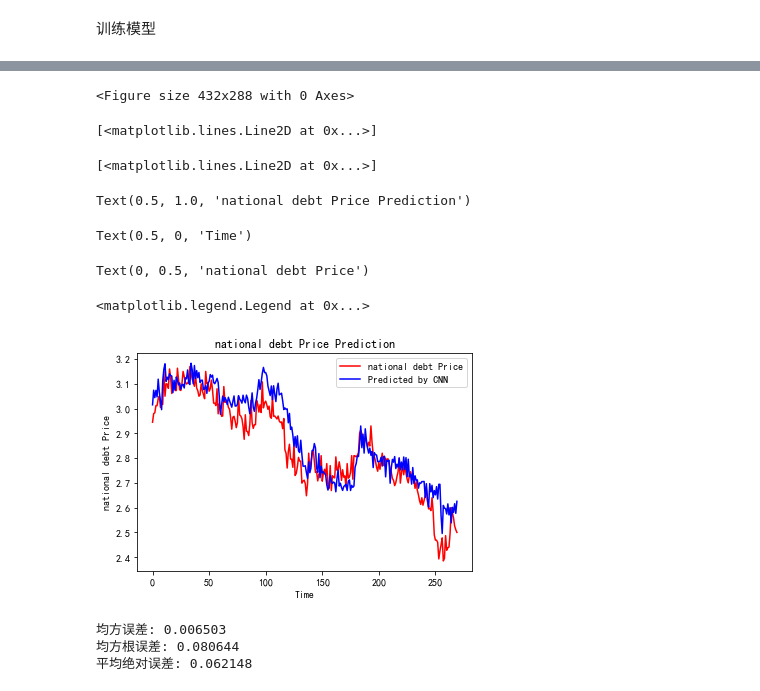
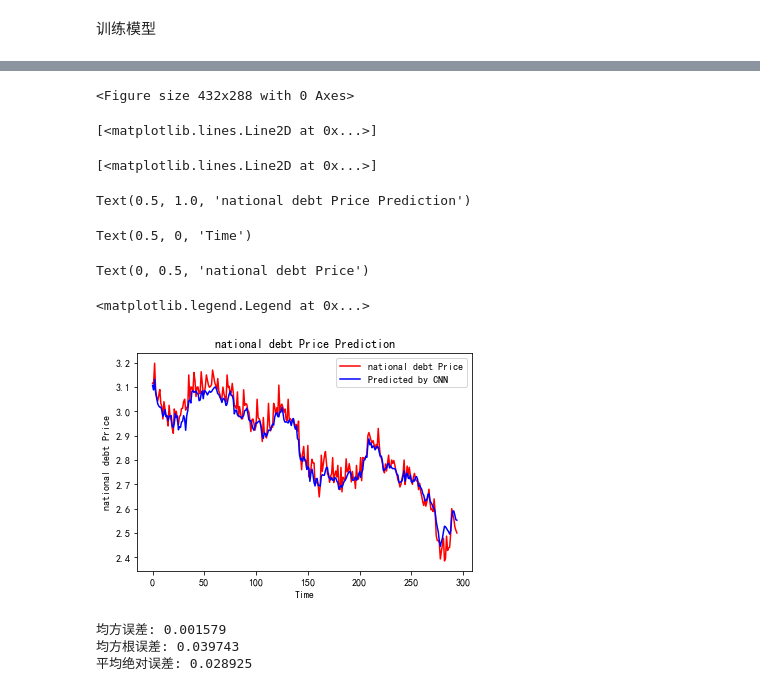
Before and after one commit to root-zr/financial-time-series-models, a Jupyter notebook: cnn.ipynb, the cells around one changed output, grey strips where cells are left out. Cells and saved outputs as stored; diff of their text form; code cells hidden in the pictures.

Commit message:
add shibor file

```diff
--- a/cnn.ipynb
+++ b/cnn.ipynb
@@ -21,7 +21,7 @@ pd.options.display.max_rows = 8
 # %% [markdown]
 读取数据
 # %%
-national_debt = pd.read_csv('data/national_debt_5y.csv',header=0,index_col = 0,encoding = 'gb2312')  # 读取股票文件
+national_debt = pd.read_csv('data/shibor_nation_debt.csv',header=0,index_col = 0,encoding = 'gb2312')  # 读取股票文件
 national_debt['涨跌幅'] = national_debt['涨跌幅'].str.strip("%").astype(float)/100
 national_debt.head()
 national_debt.describe()
@@ -138,2 +138,42 @@ x_test = np.reshape(x_test, (x_test.shape[0], 30,4,1))
 # %% [markdown]
 训练模型
+# %%
+import os
+from keras.preprocessing import sequence
+from keras.models import Sequential
+from keras.layers import Dense, Dropout, Activation,BatchNormalization
+from keras.layers import Conv1D, MaxPooling1D,Conv2D,MaxPooling2D,Flatten
+from tensorflow.keras import Model
+from tensorflow import keras
+from tensorflow.keras import layers
+
+inputs = keras.Input(shape=(5, 5), name="input")
+
+conv_1 = layers.Conv1D(filters=64, kernel_size=1,activation='relu', strides=1)(inputs)
+
+inputs_pool_1 = layers.MaxPooling1D(pool_size = 3)(inputs)
+inputs_conv1_3 = layers.Conv1D(filters=64, kernel_size=1,activation='relu', strides=1)(inputs)
+inputs_conv1_5 = layers.Conv1D(filters=64, kernel_size=1,activation='relu', strides=1)(inputs)
+
+conv_pool_1 = layers.Conv1D(filters=64, kernel_size=1,activation='relu', strides=1)(tf.convert_to_tensor(inputs_pool_1))
+BatchNormalization()
+Activation('relu')
+
+conv1_3 = layers.Conv1D(filters=64, kernel_size=3,activation='relu', strides=1)(inputs_conv1_3)
+BatchNormalization()
+Activation('relu')
+
+conv1_5 = layers.Conv1D(filters=64, kernel_size=5,activation='relu', strides=1)(inputs_conv1_5)
+BatchNormalization()
+Activation('relu')
+
+cnn_output = tf.concat([conv_1,conv_pool_1,conv1_3,conv1_5], 1)
+x = layers.Flatten()(cnn_output)
+x = layers.Dense(128, activation='relu')(x)
+x = layers.Dropout(0.2)(x)
+x = layers.Dense(60)(x)
+x = layers.Dropout(0.2)(x)
+outputs = layers.Dense(1, activation='linear')(x)
+
+model = keras.Model(inputs, outputs, name="outputs")
+model.summary()
@@ -259,40 +278,40 @@ predicted_stock_price = model.predict(x_test)
 predicted_stock_price = sc_for_visual.inverse_transform(predicted_stock_price)
 
 # 对真实数据还原---从（0，1）反归一化到原始范围
-real_stock_price = sc_for_visual.inverse_transform(y_test_for_visual[30:])
+real_stock_price = sc_for_visual.inverse_transform(y_test_for_visual[5:])
 # 画出真实数据和预测数据的对比曲线
 # 画出真实数据和预测数据的对比曲线
 plt.figure(facecolor='white')
 plt.plot(real_stock_price, color='red', label='national debt Price')
 plt.plot(predicted_stock_price, color='blue', label='Predicted by CNN')
 plt.title('national debt Price Prediction')
 plt.xlabel('Time')
 plt.ylabel('national debt Price')
 plt.legend(loc='best')
 plt.show()
 
 ##########evaluate##############
 # calculate MSE 均方误差 ---> E[(预测值-真实值)^2] (预测值减真实值求平方后求均值)
 mse = mean_squared_error(predicted_stock_price, real_stock_price)
 # calculate RMSE 均方根误差--->sqrt[MSE]    (对均方误差开方)
 rmse = math.sqrt(mean_squared_error(predicted_stock_price, real_stock_price))
 # calculate MAE 平均绝对误差----->E[|预测值-真实值|](预测值减真实值求绝对值后求均值）
 mae = mean_absolute_error(predicted_stock_price, real_stock_price)
 print('均方误差: %.6f' % mse)
 print('均方根误差: %.6f' % rmse)
 print('平均绝对误差: %.6f' % mae)
 # %% [output]
 <Figure size 432x288 with 0 Axes>
 [<matplotlib.lines.Line2D at 0x...>]
 [<matplotlib.lines.Line2D at 0x...>]
 Text(0.5, 1.0, 'national debt Price Prediction')
 Text(0.5, 0, 'Time')
 Text(0, 0.5, 'national debt Price')
 <matplotlib.legend.Legend at 0x...>
-[figure, old version]
+[figure, new version]
-均方误差: 0.006503
-均方根误差: 0.080644
-平均绝对误差: 0.062148
+均方误差: 0.001579
+均方根误差: 0.039743
+平均绝对误差: 0.028925
 # %%
 from sklearn.metrics import explained_variance_score
 import seaborn as sns
```
Also changed, not shown: parts of 6 cells of this notebook, 37 other files.
